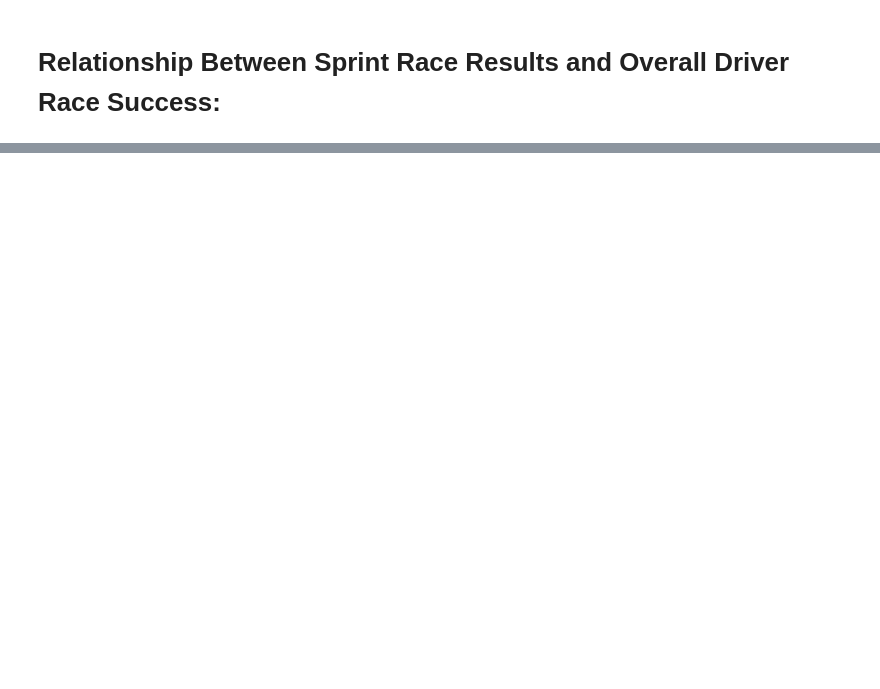
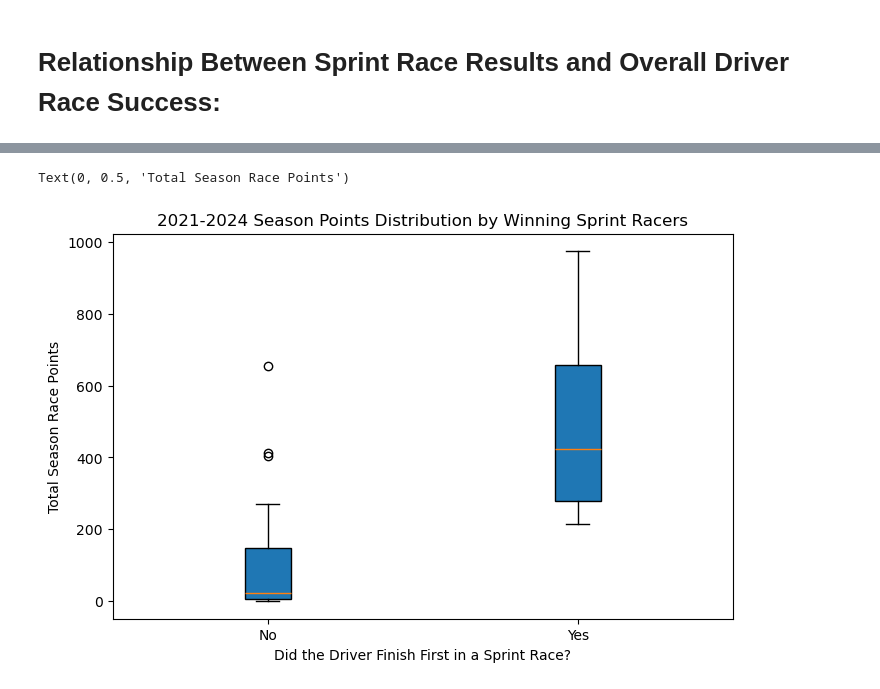
Before and after one commit to colegarcodes/ORIE3120-Group-Project, a Jupyter notebook: milestone1_Cole.ipynb, the cells around one changed output, grey strips where cells are left out. Saved outputs shown, nothing was run; the diff lists cells and outputs as text; code cells hidden in the pictures; blank space fills up the shorter version.

Commit message:
finalized my visualization

```diff
--- a/milestone1_Cole.ipynb
+++ b/milestone1_Cole.ipynb
@@ -42,10 +3,11 @@ plt.legend()
 # %%
-import seaborn as sns
+import pandas as pd
+import matplotlib.pyplot as plt
 
-# Load data
 sprint = pd.read_csv('cleaned_sprint_results.csv')
 results = pd.read_csv('cleaned_results.csv')
 drivers = pd.read_csv('cleaned_drivers.csv')
+races = pd.read_csv('cleaned_races.csv')
 
 races_columns = races[['raceId', 'year']]
 results_with_year = results.merge(races_columns, on='raceId', how='inner')
@@ -53,32 +15,18 @@ results_with_year = results.merge(races_columns, on='raceId', how='inner')
 filtered_results = results_with_year[results_with_year['year'] >= 2021]
 filtered_results = filtered_results[~filtered_results['raceId'].isin(sprint['raceId'])]
 
-sprint_columns = sprint[['driverId', 'position', 'points']]
+sprint_columns = sprint[['driverId', 'position', 'points']].copy()
 results_columns = filtered_results[['driverId', 'points']]
 drivers['driver_name'] = drivers['driver_forename'] + ' ' + drivers['driver_surname']
 driver_columns = drivers[['driverId', 'driver_name']]
 
-sprint_columns['finished_top_3'] = (sprint_columns['position'] <= ).astype(int)
+sprint_columns.loc[:, 'finished_first'] = (sprint_columns['position'] == 1).astype(int)
 
-sprint_top3 = sprint_columns.groupby('driverId', as_index=False)['finished_top_3'].max()
+sprint_first = sprint_columns.groupby('driverId', as_index=False)['finished_first'].max()
 
 grouped_results = results_columns.groupby('driverId', as_index=False)['points'].sum()
 
-merged_df = grouped_results.merge(driver_columns, on='driverId', how='left')
-merged_df = merged_df.merge(sprint_top3, on='driverId', how='left').fillna(0)
+merged_df = grouped_results.merge(driver_columns, on='driverId', how='inner')
+merged_df = merged_df.merge(sprint_top3, on='driverId', how='inner')
 
-merged_df = merged_df.rename(columns={'points': 'season_points', 'finished_top_3': 'Finished in Top 3 Sprint'})
-
-merged_df['Finished in Top 3 Sprint'] = merged_df['Finished in Top 3 Sprint'].replace(
-    {1: 'Yes', 0: 'No'}
-)
-
-plt.figure(figsize=(8, 5))
-sns.boxplot(x='Finished in Top 3 Sprint', y='season_points', data=merged_df)
-
-plt.title('Championship Points Distribution by Top 3 Sprint Finishes')
-plt.xlabel('Did the Driver Finish in Top 3 of a Sprint Race?')
-plt.ylabel('Total Season Championship Points')
-plt.grid(axis='y', linestyle='--', alpha=0.7)
-
-plt.show()
+merged_df.head(10)
@@ -84,0 +45,13 @@ plt.show()
+# %%
+yes_first = merged_df[merged_df['finished_first'] == 1]['points']
+no_first = merged_df[merged_df['finished_first'] == 0]['points']
+
+fig, ax = plt.subplots(figsize=(8, 5))
+ax.boxplot([no_first, yes_first], tick_labels=['No', 'Yes'], patch_artist=True)
+
+ax.set_title('2021-2024 Season Points Distribution by Winning Sprint Racers')
+ax.set_xlabel('Did the Driver Finish First in a Sprint Race?')
+ax.set_ylabel('Total Season Race Points')
+# %% [output]
+Text(0, 0.5, 'Total Season Race Points')
+[figure, added]
```
Also changed, not shown: parts of 3 cells of this notebook, 1 other file.
